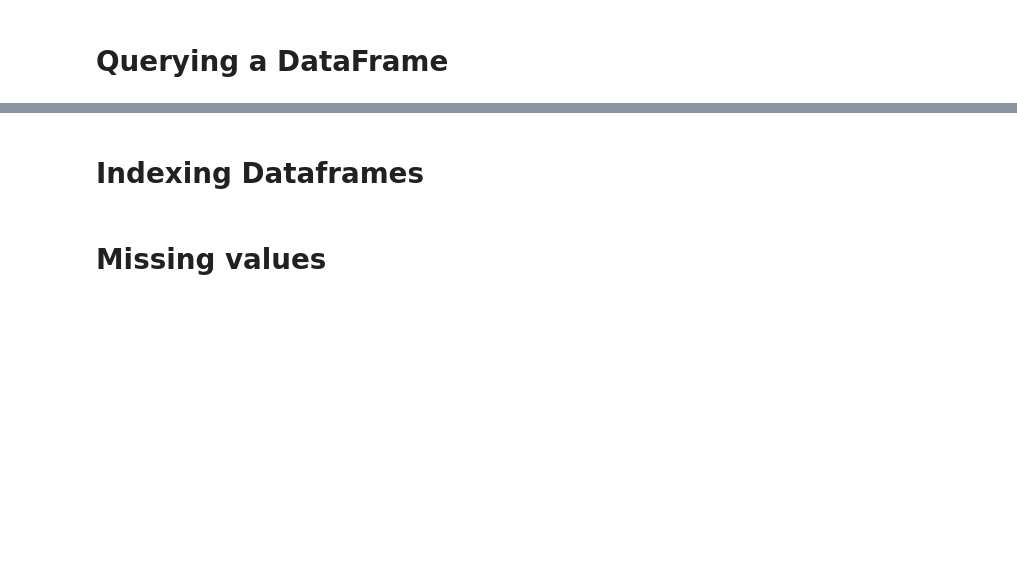
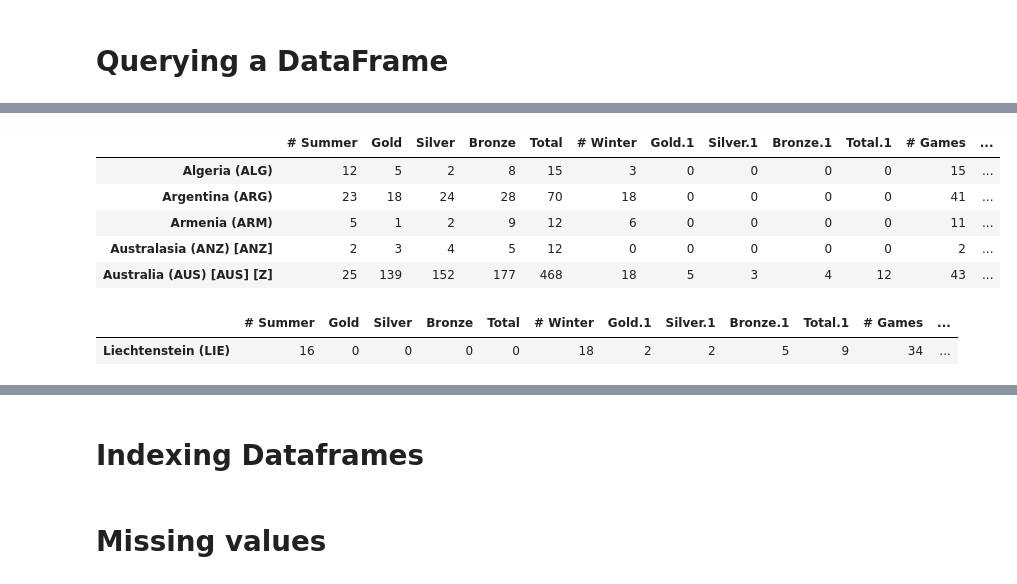
Before and after one commit to cor-ale/dqda, a Jupyter notebook: class/series/class_02_series_introduction.ipynb, the cells around one changed output, grey strips where cells are left out. Cells and saved outputs as stored; diff of their text form; code cells hidden in the pictures; blank space fills up the shorter version.

```diff
--- a/class/series/class_02_series_introduction.ipynb
+++ b/class/series/class_02_series_introduction.ipynb
@@ -126,0 +194,15 @@ df.head()
+# %%
+df[ (df['Gold'] > 0) | (df['Gold.1'] >0)].head()
+# %% [output]
+|  | # Summer | Gold | Silver | Bronze | Total | # Winter | Gold.1 | Silver.1 | Bronze.1 | Total.1 | # Games | ... |
+| Algeria (ALG) | 12 | 5 | 2 | 8 | 15 | 3 | 0 | 0 | 0 | 0 | 15 | ... |
+| Argentina (ARG) | 23 | 18 | 24 | 28 | 70 | 18 | 0 | 0 | 0 | 0 | 41 | ... |
+| Armenia (ARM) | 5 | 1 | 2 | 9 | 12 | 6 | 0 | 0 | 0 | 0 | 11 | ... |
+| Australasia (ANZ) [ANZ] | 2 | 3 | 4 | 5 | 12 | 0 | 0 | 0 | 0 | 0 | 2 | ... |
+| Australia (AUS) [AUS] [Z] | 25 | 139 | 152 | 177 | 468 | 18 | 5 | 3 | 4 | 12 | 43 | ... |
+# %%
+# Keine Sommer und mind. 1 Winter
+df[(df['Gold.1'] > 0) & (df['Gold'] == 0)]
+# %% [output]
+|  | # Summer | Gold | Silver | Bronze | Total | # Winter | Gold.1 | Silver.1 | Bronze.1 | Total.1 | # Games | ... |
+| Liechtenstein (LIE) | 16 | 0 | 0 | 0 | 0 | 18 | 2 | 2 | 5 | 9 | 34 | ... |
```
Also changed, not shown: parts of 10 cells of this notebook, 4 other files.
